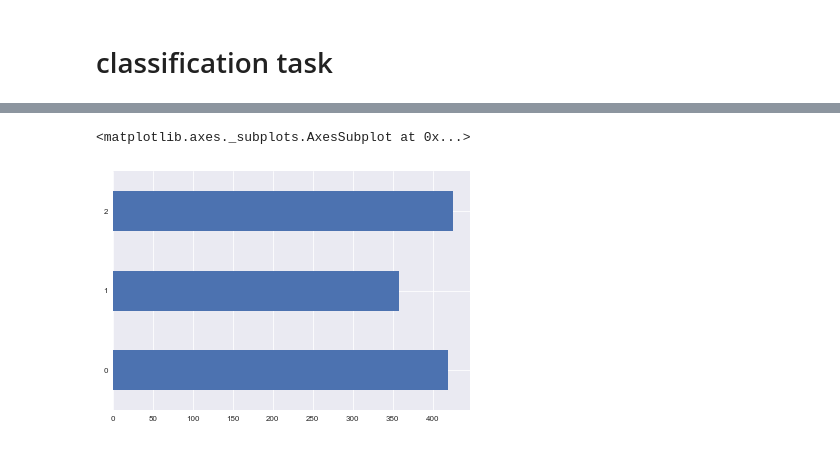
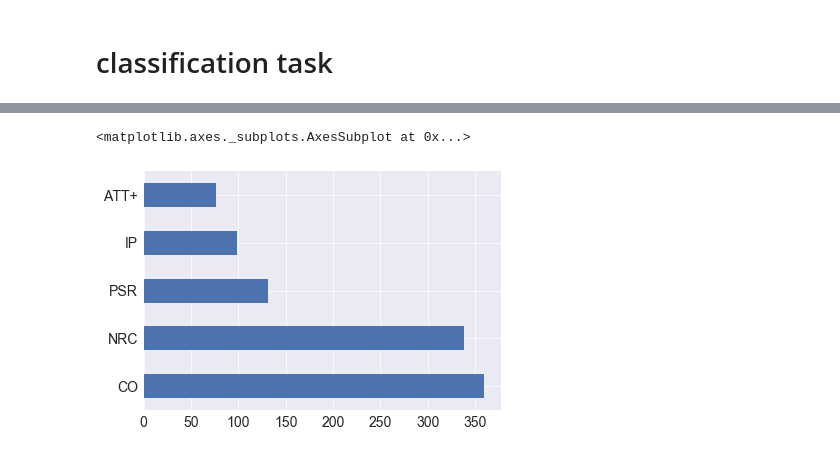
Before and after one commit to espol-cti/cwdiscussions, a Jupyter notebook: identify opinion types.ipynb, the cells around one changed output, grey strips where cells are left out. Saved outputs shown, nothing was run; the diff lists cells and outputs as text; code cells hidden in the pictures.

```diff
--- a/identify opinion types.ipynb
+++ b/identify opinion types.ipynb
@@ -12,6 +12,11 @@ import matplotlib.pyplot as plt
 import seaborn as sns
 %matplotlib inline
 matplotlib.style.use('seaborn-paper')
+matplotlib.rcParams['font.size'] = 14
+matplotlib.rcParams['ytick.labelsize'] = 14
+matplotlib.rcParams['xtick.labelsize'] = 14
+matplotlib.rcParams['axes.labelsize'] = 14
+matplotlib.rcParams['axes.titlesize'] = 18
 # %% [markdown]
 Load our labelled dataset, containing the opinions in the talk pages of wikipedia segmented by sentences assuming normal punctuation. This dataset includes the initial 1000 edits of talk pages of political leaders in America.
 # %%
@@ -99,0 +182,3 @@ it seems there's some spikes at certain dates, probably related to real world ev
+# %%
+ds=ds[ds.type.isin(['PSR','NRC', 'CO', 'IP', 'ATT+'])]
+ds[['row_id','type']].groupby('type').count()
@@ -116,6 +209,8 @@ plt.savefig('output/numcharsopdist.eps', format='eps')
 as in most human activities, the length of opinions follow an power law distribution.  Now, let's look at the number of words:
 # %%
 from nltk.tokenize import word_tokenize
+# %%
+ds.opinion.fillna(value='', inplace=True)
 # %%
 ds['opnumwords'] = ds.opinion.apply(lambda s: len(word_tokenize(s, 'spanish')))
 # %%
@@ -180,6 +299,6 @@ labels_subtypes
 # %%
-types = ds.type.value_counts().sort_index()
-types.plot.barh()
+ds['target'] = ds['type']
+ds['target'].value_counts().plot.barh()
 # %% [output]
 <matplotlib.axes._subplots.AxesSubplot at 0x...>
-[figure, old version]
+[figure, new version]
```
Also changed, not shown: parts of 38 cells of this notebook, 22 other files.
